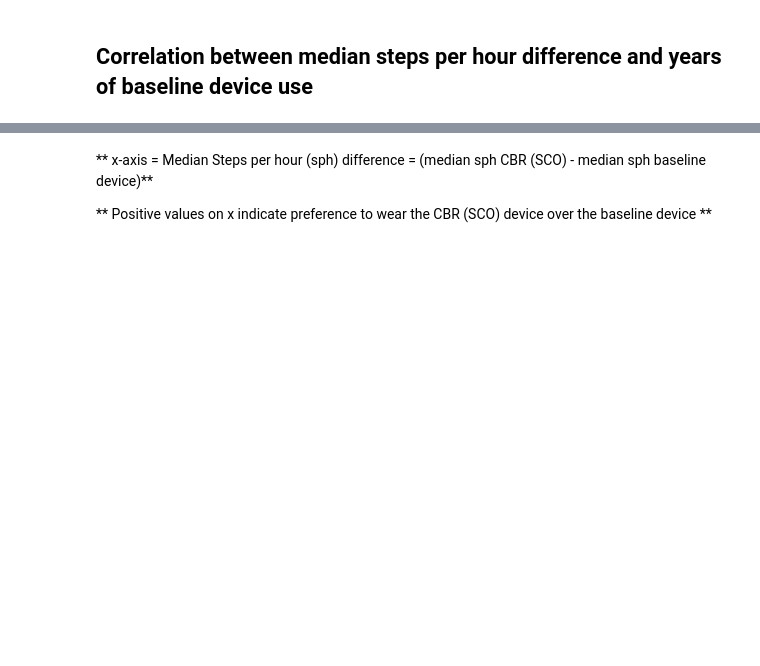
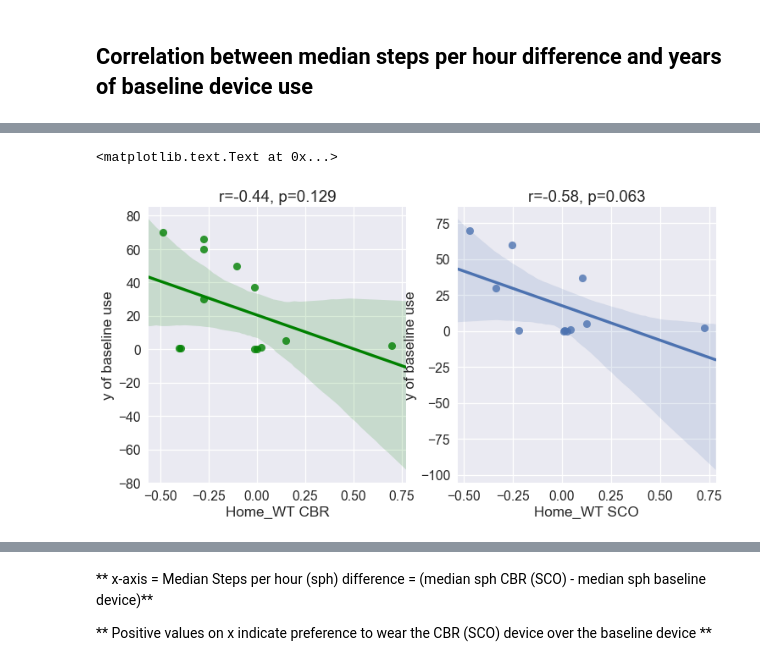
Before and after one commit to Luke3D/CbrAnalysis, a Jupyter notebook: DataAnalysis-Final2.ipynb, the cells around one changed output, grey strips where cells are left out. Drawn from its saved outputs; the diff is of its cells as text; code cells hidden in the pictures; blank space fills up the shorter version.

```diff
--- a/DataAnalysis-Final2.ipynb
+++ b/DataAnalysis-Final2.ipynb
@@ -186,0 +168,18 @@ ax2.set_title('r=%.2f, p=%.3f'%(r,p))
+# %%
+fig = plt.figure(figsize=(12,6))
+ax1 = fig.add_subplot(121)
+sns.regplot(x='Home_WT CBR',y='y of baseline use',data=demographics,label='CBR',ax=ax1,color='g')
+xy = demographics.loc[~demographics['Home_WT CBR'].isnull(),['Home_WT CBR','y of baseline use']]
+x = xy['Home_WT CBR']; y = xy['y of baseline use']
+r,p=pearsonr(x,y)
+ax1.set_title('r=%.2f, p=%.3f'%(r,p))
+
+ax2 = fig.add_subplot(122)
+sns.regplot(x='Home_WT SCO',y='y of baseline use',data=demographics,label='SCO',ax=ax2)
+xy = demographics.loc[~demographics['Home_WT SCO'].isnull(),['Home_WT SCO','y of baseline use']]
+x = xy['Home_WT SCO']; y = xy['y of baseline use']
+r,p=pearsonr(x,y)
+ax2.set_title('r=%.2f, p=%.3f'%(r,p))
+# %% [output]
+<matplotlib.text.Text at 0x...>
+[figure, added]
```
Also changed, not shown: parts of 16 cells of this notebook.
